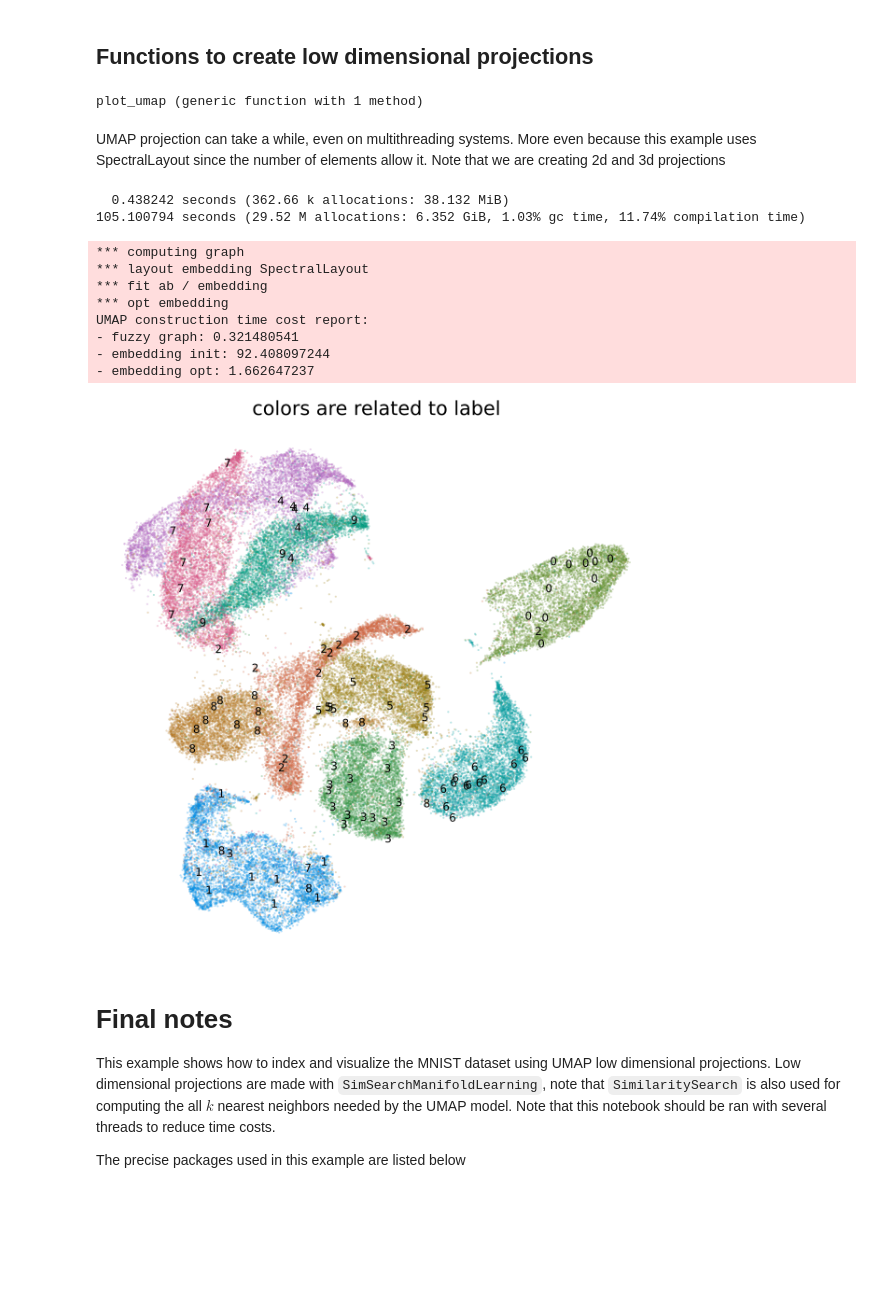
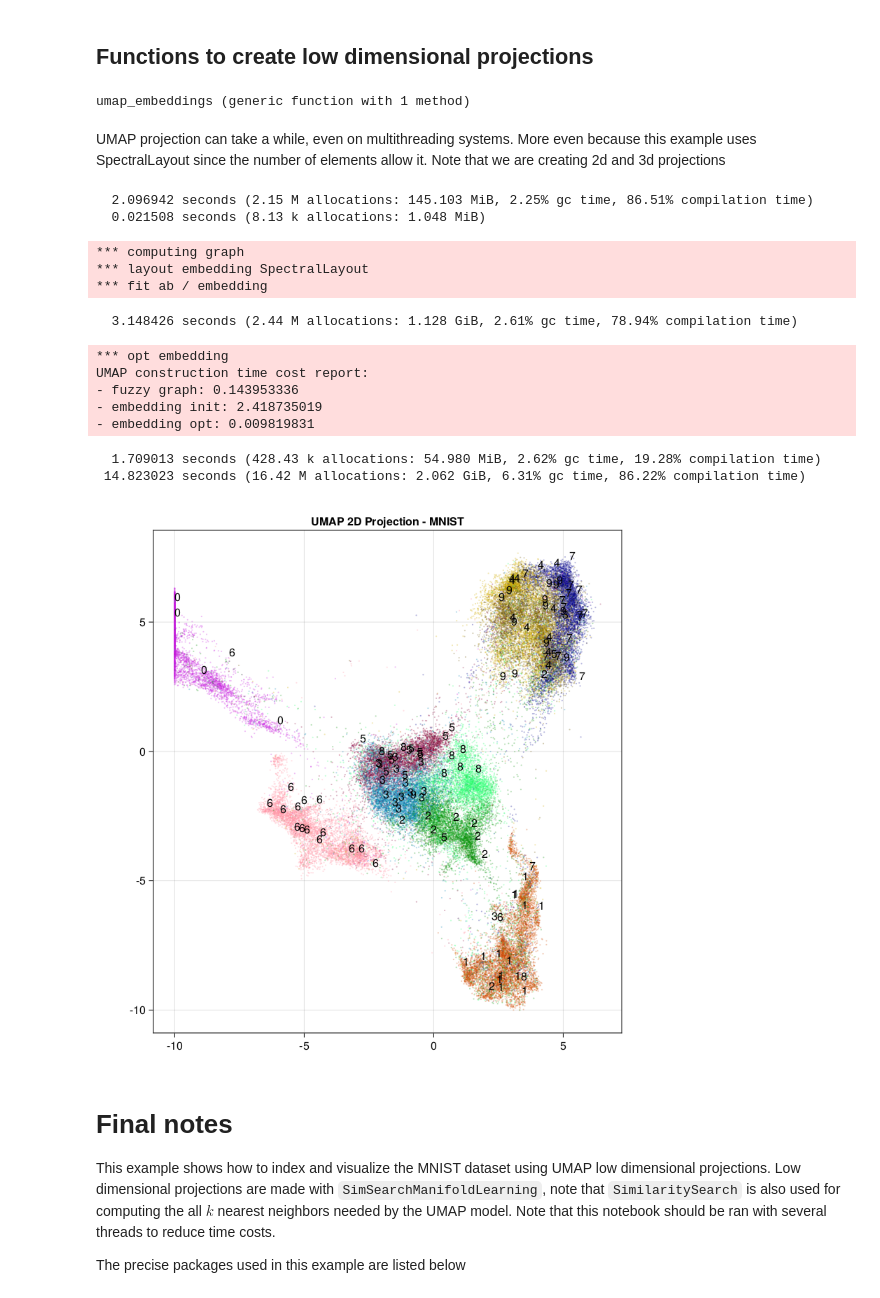
Before and after one commit to sadit/SimilaritySearchDemos, a Jupyter notebook: MNIST/MNIST.ipynb, the cells around one changed output. Cells and saved outputs as stored; diff of their text form; code cells hidden in the pictures; blank space fills up the shorter version.

```diff
--- a/MNIST/MNIST.ipynb
+++ b/MNIST/MNIST.ipynb
@@ -63,7 +65,7 @@ function search_and_display(index, q, res)
 	res = reuse!(res)
     @time search(index, q, res)
 	qinverted = 1 .- reshape(q, (28, 28))' # distinguishability
-	h = hcat(qinverted, [reshape(index[id_], (28, 28))' for id_ in idview(res)]...)
+	h = hcat(qinverted, [reshape(index[id_], (28, 28))' for id_ in IdView(res)]...)
 
     Gray.(h)
 end
@@ -161,43 +163,63 @@ end
 # %% [markdown]
 ## Functions to create low dimensional projections
 # %%
-function create_umap_embeddings(index; k=15, n_epochs=100, neg_sample_rate=3, tol=1e-4, layout=SpectralLayout())
+
+function umap_embeddings(index, db; k=15, n_epochs=50, neg_sample_rate=3, tol=1e4, layout=SpectralLayout())
     #layout = RandomLayout()
     # increase both `n_epochs` and `neg_sample_rate` to improve projection
     #layout = SpectralLayout() ## the results are much better with Spectral layout
-    U2 = fit(UMAP, index; k, neg_sample_rate, layout, n_epochs, tol)  # spectral layout is too slow for the input-data
-    U2.embedding
+    @time U2 = fit(UMAP, index; k, neg_sample_rate, layout, n_epochs, tol, min_dist=0.1)
+    #@time U3 = fit(U2, 3; neg_sample_rate, n_epochs, tol)  # reuses U2
+    #jldsave(umapfile, e2=U2.embedding, e3=U3.embedding)
+    if length(index) == length(db)
+        e2 = predict(U2)
+        #e3 = predict(U3)
+    else
+        @time e2 = clamp.(predict(U2, db), -10f0, 10f0)
+        #@time e3 = clamp.(predict(U3, db), -10f0, 10f0)
+    end
+    #(; e2, e3)
+    e2
 end
-
-function plot_umap(e2, labels)
-    X = @view e2[1, :]
-    Y = @view e2[2, :]
-    P = scatter(X, Y, c=labels, fmt=:png, size=(600, 600), ma=0.3, a=0.3, ms=2, msw=0, label="", yticks=nothing, xticks=nothing, xaxis=false, yaxis=false)
-    L = rand(1:length(X), 100)
-	annotate!(X[L], Y[L], text.(string.(labels[L]), 8, 0.3, :black))
-    display(plot!(title="colors are related to label"))
-end
 # %% [output]
-plot_umap (generic function with 1 method)
+umap_embeddings (generic function with 1 method)
 # %% [markdown]
 UMAP projection can take a while, even on multithreading systems. More even because this example uses SpectralLayout since the number of elements allow it. Note that we are creating 2d and 3d projections
 # %%
-@time e2 = create_umap_embeddings(index);
+@time uindex = create_index(rand(db, 8000))
+@time e2 = umap_embeddings(uindex, db);
 # %% [output]
-  0.438242 seconds (362.66 k allocations: 38.132 MiB)
-105.100794 seconds (29.52 M allocations: 6.352 GiB, 1.03% gc time, 11.74% compilation time)
+  2.096942 seconds (2.15 M allocations: 145.103 MiB, 2.25% gc time, 86.51% compilation time)
+  0.021508 seconds (8.13 k allocations: 1.048 MiB)
 *** computing graph
 *** layout embedding SpectralLayout
 *** fit ab / embedding
-*** opt embedding
-UMAP construction time cost report:
-- fuzzy graph: 0.321480541
-- embedding init: 92.408097244
-- embedding opt: 1.662647237
+  3.148426 seconds (2.44 M allocations: 1.128 GiB, 2.61% gc time, 78.94% compilation time)
+*** opt embedding
+UMAP construction time cost report:
+- fuzzy graph: 0.143953336
+- embedding init: 2.418735019
+- embedding opt: 0.009819831
+  1.709013 seconds (428.43 k allocations: 54.980 MiB, 2.62% gc time, 19.28% compilation time)
+ 14.823023 seconds (16.42 M allocations: 2.062 GiB, 6.31% gc time, 86.22% compilation time)
 # %%
+function plot_umap(e2, y)
+    cols = distinguishable_colors(10, [RGB(1,1,1), RGB(0,0,0)], dropseed=true)
+    C = map(col -> RGBAf(red(col), green(col), blue(col), 0.3), cols)
+    C = map(i -> C[i+1], y)
+    X = @view e2[1, :]
+    Y = @view e2[2, :]
+    f = Figure(resolution = (800, 800))
+    ax = Axis(f[1,1], title = "UMAP 2D Projection - MNIST", aspect = DataAspect())
+    scatter!(ax, X, Y, color=C, markersize=3)
+    L = rand(1:length(y), 120)
+    text!(ax, X[L], Y[L], text=string.(y[L]), size=7)
+    f
+end
+
 plot_umap(e2, y)
 # %% [output]
-[figure, old version]
+[figure, new version]
 # %% [markdown]
 # Final notes
 
```
Also changed, not shown: parts of 6 cells of this notebook, 1 other file.
